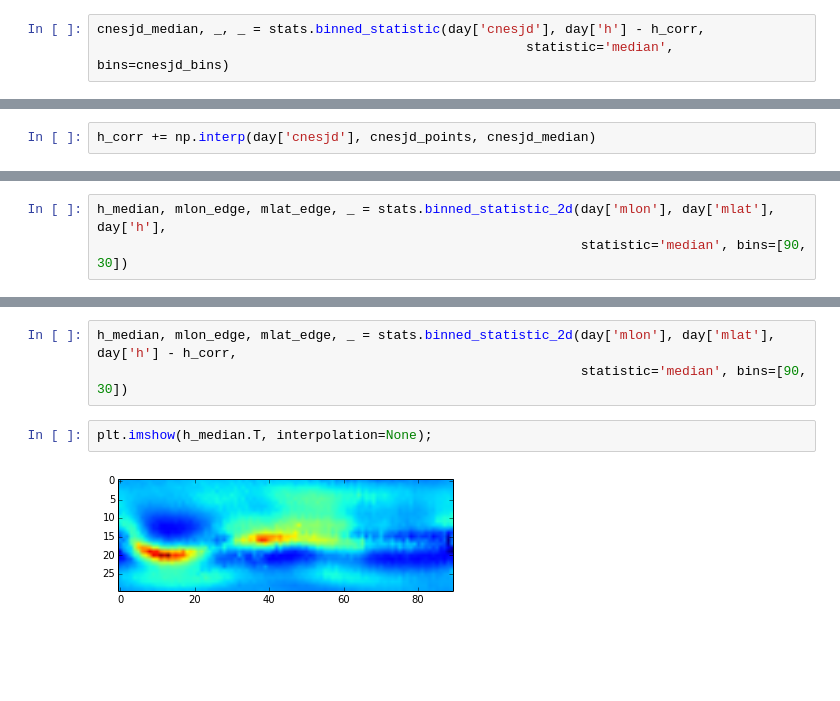
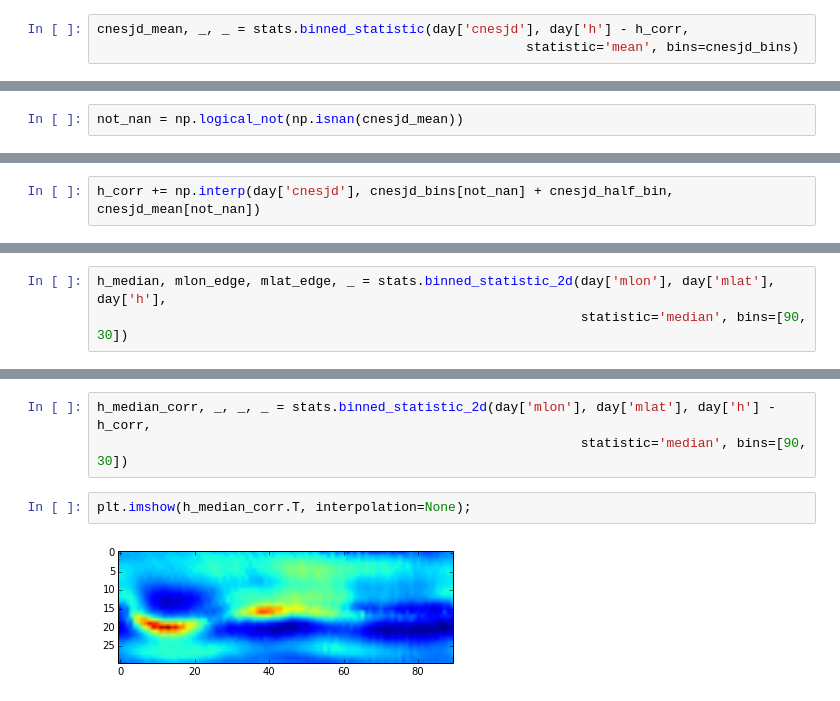
Before and after one commit to bozso/demeter_process, a Jupyter notebook: day.ipynb, the cells around one changed output, grey strips where cells are left out. Cells and saved outputs as stored; diff of their text form; blank space fills up the shorter version.

```diff
--- a/day.ipynb
+++ b/day.ipynb
@@ -151,3 +151,3 @@ pr.hist_raw(day['mlat'], day['h'] - h_corr, axis=[-55, 60, -3.5e3, 1.4e4], bin_n
 # %%
-cnesjd_median, _, _ = stats.binned_statistic(day['cnesjd'], day['h'] - h_corr,
-                                                       statistic='median', bins=cnesjd_bins)
+cnesjd_mean, _, _ = stats.binned_statistic(day['cnesjd'], day['h'] - h_corr,
+                                                       statistic='mean', bins=cnesjd_bins)
@@ -160,0 +154,2 @@ plt.plot(cnesjd_points, cnesjd_median, 'k-', linewidth=2.5);
+# %%
+not_nan = np.logical_not(np.isnan(cnesjd_mean))
@@ -161,2 +174,2 @@ plt.plot(cnesjd_points, cnesjd_median, 'k-', linewidth=2.5);
 # %%
-h_corr += np.interp(day['cnesjd'], cnesjd_points, cnesjd_median)
+h_corr += np.interp(day['cnesjd'], cnesjd_bins[not_nan] + cnesjd_half_bin, cnesjd_mean[not_nan])
@@ -192,7 +213,7 @@ plt.imshow(h_median.T, interpolation=None);
 # %%
-h_median, mlon_edge, mlat_edge, _ = stats.binned_statistic_2d(day['mlon'], day['mlat'], day['h'] - h_corr,
+h_median_corr, _, _, _ = stats.binned_statistic_2d(day['mlon'], day['mlat'], day['h'] - h_corr,
                                                               statistic='median', bins=[90, 30])
 # %%
-plt.imshow(h_median.T, interpolation=None);
+plt.imshow(h_median_corr.T, interpolation=None);
 # %% [output]
-[figure, old version]
+[figure, new version]
```
Also changed, not shown: parts of 25 cells of this notebook.
